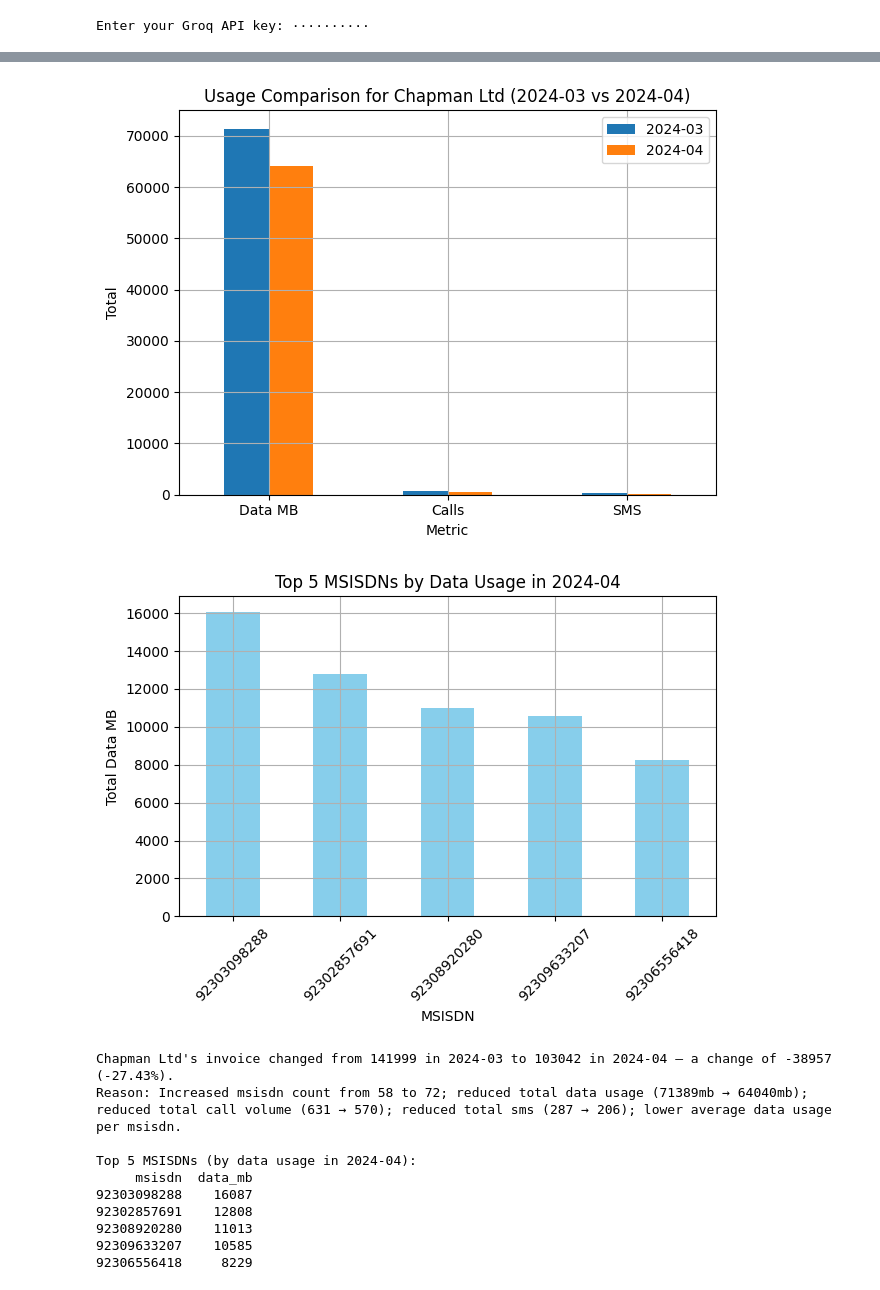
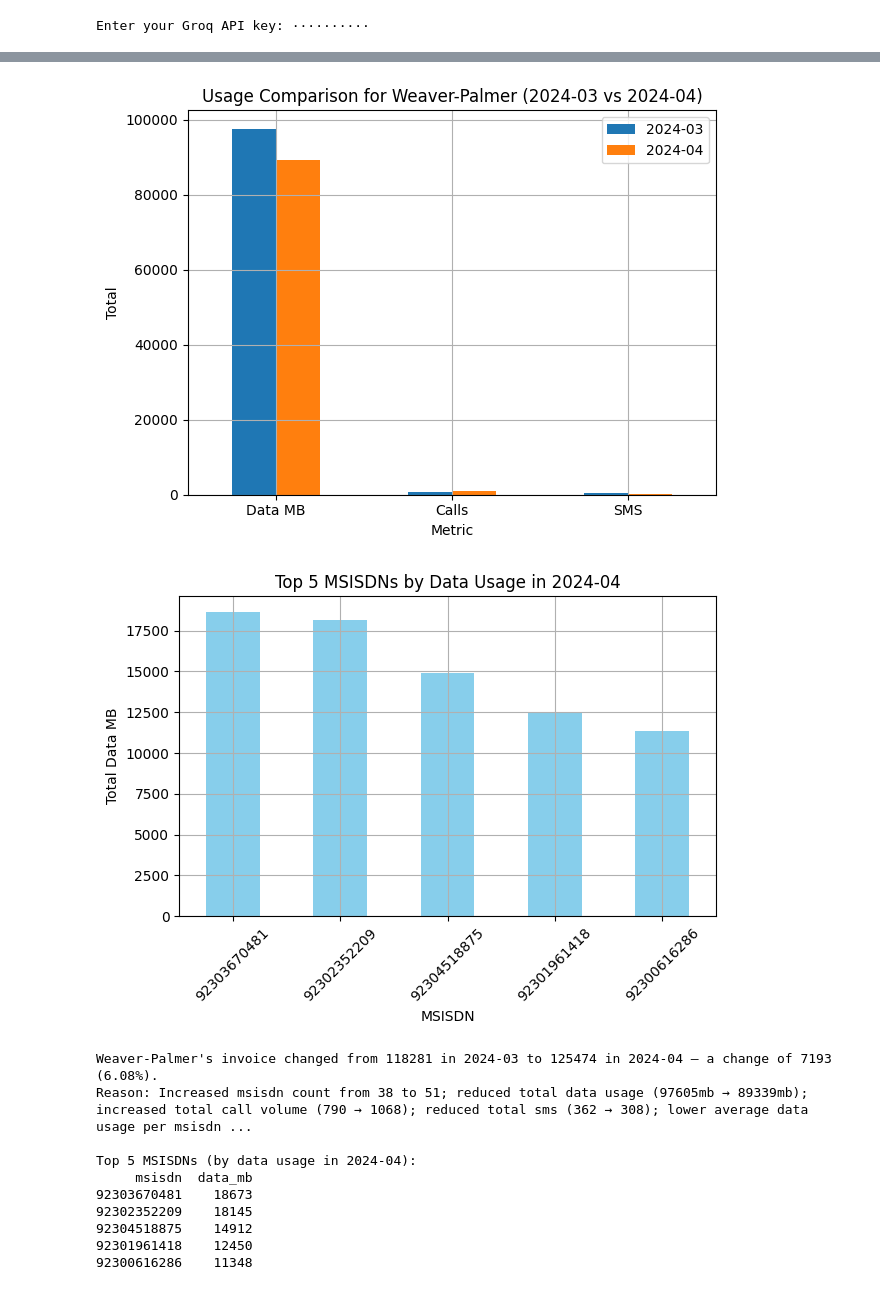
Before and after one commit to hammaduu/LLMs, a Jupyter notebook: InvoiceBot_Pilot_Cleaned.ipynb, the cells around one changed output, grey strips where cells are left out. Drawn from its saved outputs; the diff is of its cells as text; code cells hidden in the pictures.

```diff
--- a/InvoiceBot_Pilot_Cleaned.ipynb
+++ b/InvoiceBot_Pilot_Cleaned.ipynb
@@ -311,18 +304,18 @@ agent_executor = initialize_agent(
 )
 # %%
 # Sample runs
-response = agent_executor.run("Why did invoice increase for Chapman Ltd between 2024-03 and 2024-04?")
+response = agent_executor.run("Why did invoice increase for Weaver-Palmer between 2024-03 and 2024-04?")
 print(response)
 # %% [output]
-[figure, old version]
+[figure, new version]
-[figure, old version]
+[figure, new version]
-Chapman Ltd's invoice changed from 141999 in 2024-03 to 103042 in 2024-04 — a change of -38957 (-27.43%).
-Reason: Increased msisdn count from 58 to 72; reduced total data usage (71389mb → 64040mb); reduced total call volume (631 → 570); reduced total sms (287 → 206); lower average data usage per msisdn.
+Weaver-Palmer's invoice changed from 118281 in 2024-03 to 125474 in 2024-04 — a change of 7193 (6.08%).
+Reason: Increased msisdn count from 38 to 51; reduced total data usage (97605mb → 89339mb); increased total call volume (790 → 1068); reduced total sms (362 → 308); lower average data usage per msisdn ...
 
 Top 5 MSISDNs (by data usage in 2024-04):
      msisdn  data_mb
-92303098288    16087
-92302857691    12808
-92308920280    11013
-92309633207    10585
-92306556418     8229
+92303670481    18673
+92302352209    18145
+92304518875    14912
+92301961418    12450
+92300616286    11348
```
Also changed, not shown: parts of 6 cells of this notebook.
